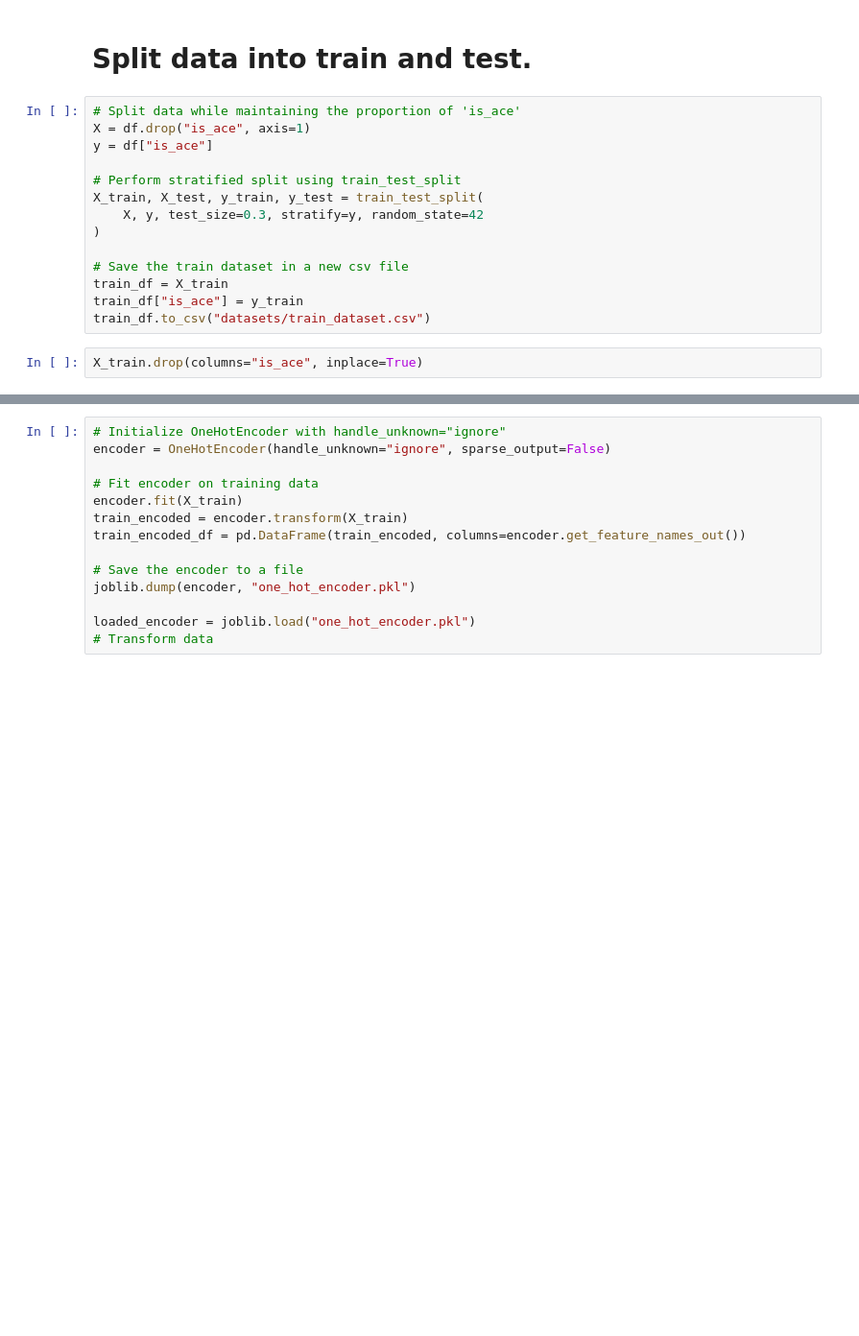
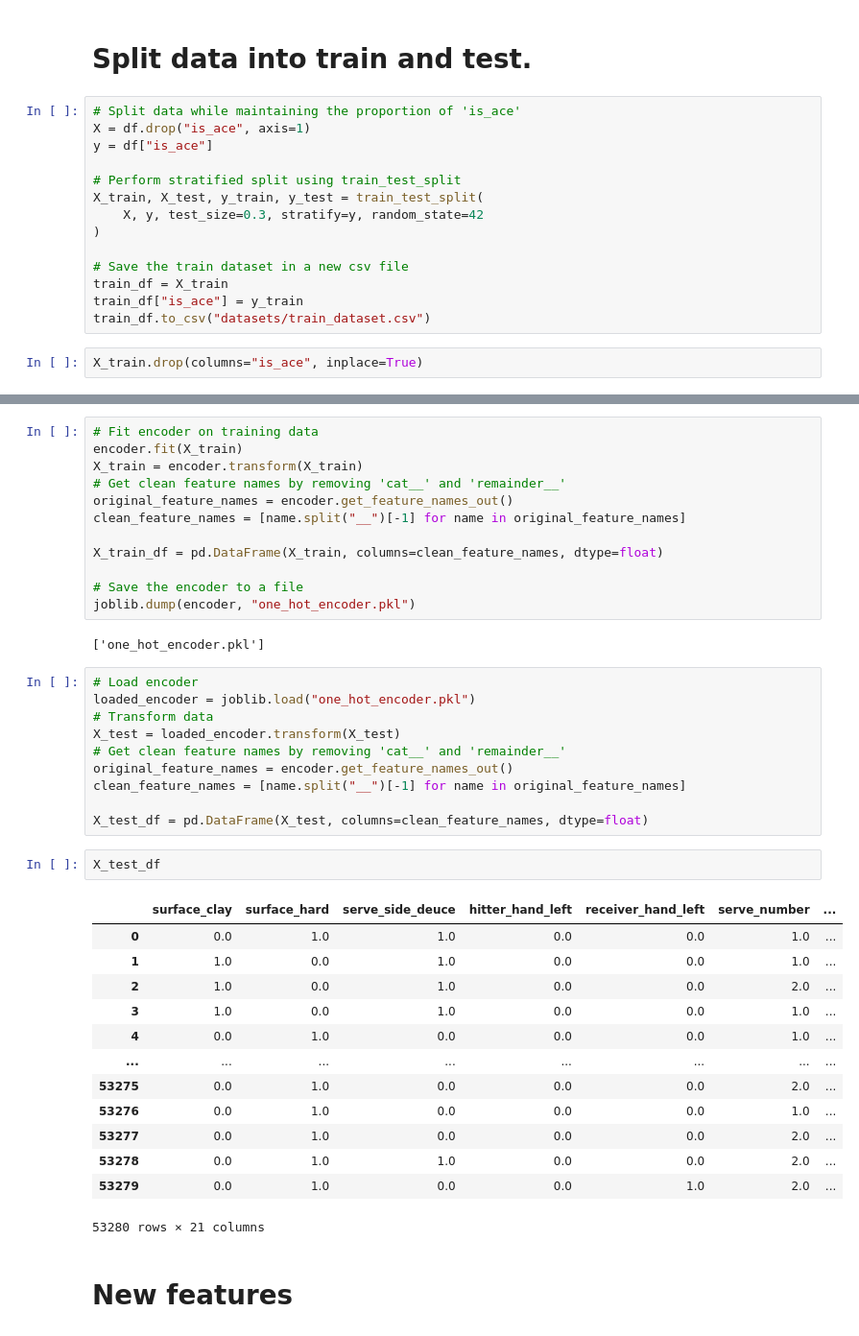
Before and after one commit to apbw-6/Tennis_Ace_Prediction, a Jupyter notebook: 3.Feature_Engineering.ipynb, the cells around one changed output, grey strips where cells are left out. Shown at 96% size. Cells and saved outputs as stored; diff of their text form; blank space fills up the shorter version.

```diff
--- a/3.Feature_Engineering.ipynb
+++ b/3.Feature_Engineering.ipynb
@@ -67,14 +118,42 @@ X_train.drop(columns="is_ace", inplace=True)
 # %%
-# Initialize OneHotEncoder with handle_unknown="ignore"
-encoder = OneHotEncoder(handle_unknown="ignore", sparse_output=False)
-
 # Fit encoder on training data
 encoder.fit(X_train)
-train_encoded = encoder.transform(X_train)
-train_encoded_df = pd.DataFrame(train_encoded, columns=encoder.get_feature_names_out())
+X_train = encoder.transform(X_train)
+# Get clean feature names by removing 'cat__' and 'remainder__'
+original_feature_names = encoder.get_feature_names_out()
+clean_feature_names = [name.split("__")[-1] for name in original_feature_names]
+
+X_train_df = pd.DataFrame(X_train, columns=clean_feature_names, dtype=float)
 
 # Save the encoder to a file
 joblib.dump(encoder, "one_hot_encoder.pkl")
-
-loaded_encoder = joblib.load("one_hot_encoder.pkl")
-# Transform data
+# %% [output]
+['one_hot_encoder.pkl']
+# %%
+# Load encoder
+loaded_encoder = joblib.load("one_hot_encoder.pkl")
+# Transform data
+X_test = loaded_encoder.transform(X_test)
+# Get clean feature names by removing 'cat__' and 'remainder__'
+original_feature_names = encoder.get_feature_names_out()
+clean_feature_names = [name.split("__")[-1] for name in original_feature_names]
+
+X_test_df = pd.DataFrame(X_test, columns=clean_feature_names, dtype=float)
+# %%
+X_test_df
+# %% [output]
+|  | surface_clay | surface_hard | serve_side_deuce | hitter_hand_left | receiver_hand_left | serve_number | ... |
+| 0 | 0.0 | 1.0 | 1.0 | 0.0 | 0.0 | 1.0 | ... |
+| 1 | 1.0 | 0.0 | 1.0 | 0.0 | 0.0 | 1.0 | ... |
+| 2 | 1.0 | 0.0 | 1.0 | 0.0 | 0.0 | 2.0 | ... |
+| 3 | 1.0 | 0.0 | 1.0 | 0.0 | 0.0 | 1.0 | ... |
+| 4 | 0.0 | 1.0 | 0.0 | 0.0 | 0.0 | 1.0 | ... |
+| ... | ... | ... | ... | ... | ... | ... | ... |
+| 53275 | 0.0 | 1.0 | 0.0 | 0.0 | 0.0 | 2.0 | ... |
+| 53276 | 0.0 | 1.0 | 0.0 | 0.0 | 0.0 | 1.0 | ... |
+| 53277 | 0.0 | 1.0 | 0.0 | 0.0 | 0.0 | 2.0 | ... |
+| 53278 | 0.0 | 1.0 | 1.0 | 0.0 | 0.0 | 2.0 | ... |
+| 53279 | 0.0 | 1.0 | 0.0 | 0.0 | 1.0 | 2.0 | ... |
+53280 rows × 21 columns
+# %% [markdown]
+# New features
```
Also changed, not shown: parts of 28 cells of this notebook, 3 other files.
